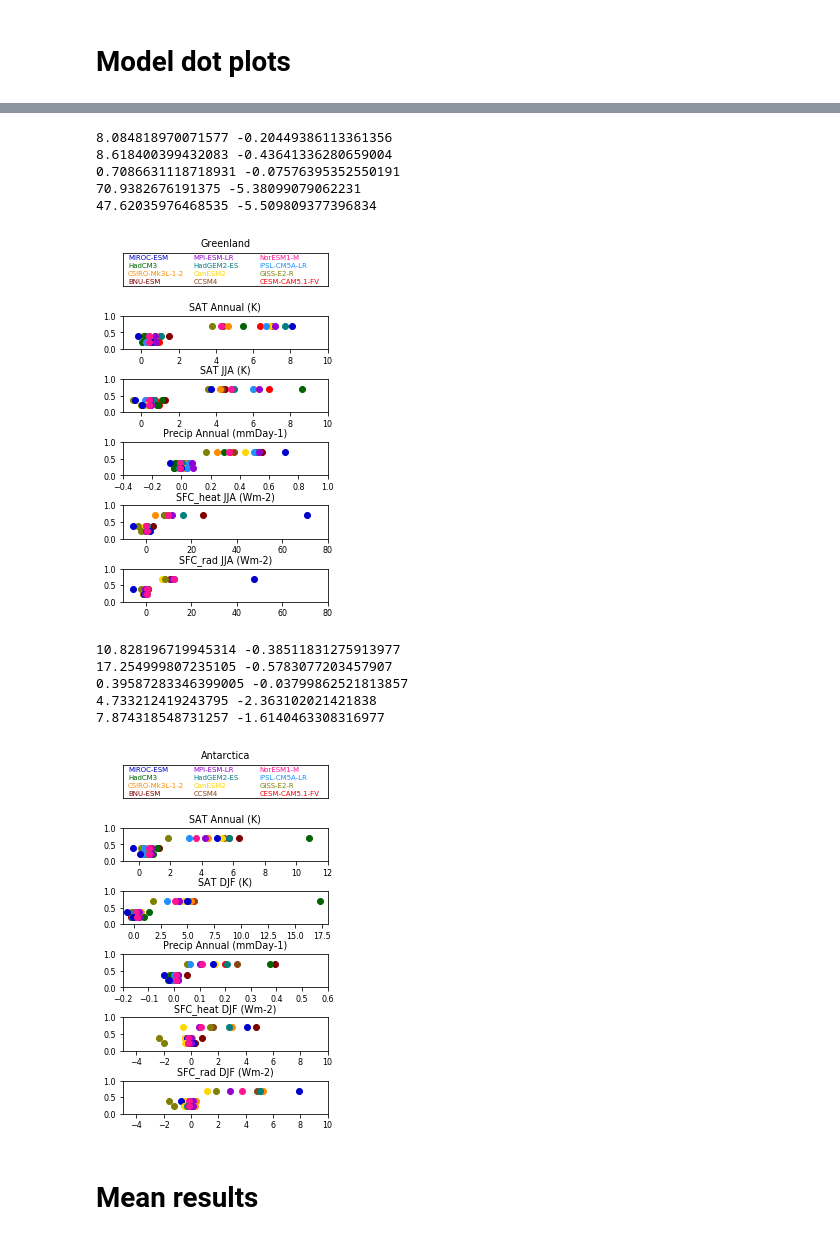
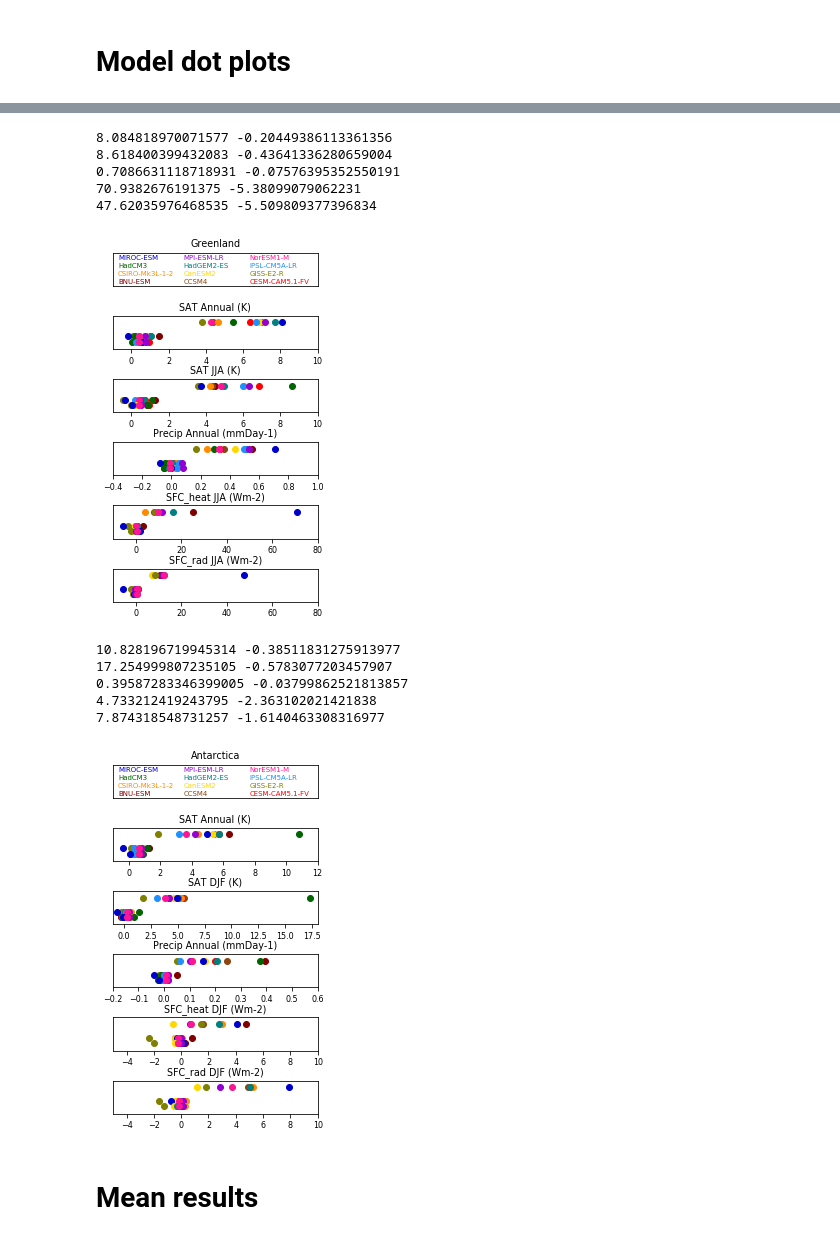
Before and after one commit to pjirvine/GeoMIP_SMB, a Jupyter notebook: scripts/Figure_Notebook.ipynb, the cells around one changed output, grey strips where cells are left out. Cells and saved outputs as stored; diff of their text form; code cells hidden in the pictures.

Commit message:
produced efficacy plots, cleaned them up, and output all to figures folder

```diff
--- a/scripts/Figure_Notebook.ipynb
+++ b/scripts/Figure_Notebook.ipynb
@@ -176,9 +176,9 @@ def masked_sum(var,model,exp,seas,mask):
     return data
 # %%
 # return GMT scaling factor to adjust model results to produce G1* that restores pic GMT
-def t_factor(model):
+def t_factor(model, mask='global'):
     # calculate ann-mean, global-mean SAT for each experiment
-    var, seas, mask = 'tas_Amon','ann','global'
+    var, seas = 'tas_Amon','ann'
     pic = masked_sum(var,model,'piControl',seas,mask)
     CO2 = masked_sum(var,model,'abrupt4xCO2',seas,mask)
     G1 = masked_sum(var,model,'G1',seas,mask)
@@ -211,7 +211,7 @@ for mask, seas in itertools.product(mask_list, seas_list):
 
     for var in var_list:
 
-        pic_dict, CO2_anom_dict, G1_anom_dict, G1x_anom_dict = {}, {}, {}, {}
+        pic_dict, CO2_anom_dict, G1_anom_dict, G1x_anom_dict, G1xg_anom_dict, G1xa_anom_dict = {}, {}, {}, {}, {}, {}
 
         #Calculate and store control and anom values per model
         for model in model_list:
@@ -221,22 +221,32 @@ for mask, seas in itertools.product(mask_list, seas_list):
             G1 = masked_sum(var,model,'G1',seas,mask)
             # produce G1x results with G1 rescaled to reproduce pic GMT
             G1x = CO2 + t_factor(model) * (G1 - CO2)
+            # produce G1xgresults with G1 rescaled to reproduce pic Greenland SAT
+            G1xg = CO2 + t_factor(model,mask='greenland') * (G1 - CO2)
+            # produce G1x results with G1 rescaled to reproduce pic Antarctic SAT
+            G1xa = CO2 + t_factor(model,mask='antarctica') * (G1 - CO2)
 
             pic_dict[model] = pic
             CO2_anom_dict[model] = CO2 - pic
             G1_anom_dict[model] = G1 - pic
             G1x_anom_dict[model] = G1x - pic
+            G1xg_anom_dict[model] = G1xg - pic
+            G1xa_anom_dict[model] = G1xa - pic
 
         add_mean_median(pic_dict)
         add_mean_median(CO2_anom_dict)
         add_mean_median(G1_anom_dict)
         add_mean_median(G1x_anom_dict)
+        add_mean_median(G1xg_anom_dict)
+        add_mean_median(G1xa_anom_dict)
 
         var_short = var.replace('_Amon', '').replace('_LImon', '')
         var_anom_dict[var_short+'_pic'] = pic_dict
         var_anom_dict[var_short+'_CO2_anom'] = CO2_anom_dict
         var_anom_dict[var_short+'_G1_anom'] = G1_anom_dict
         var_anom_dict[var_short+'_G1x_anom'] = G1x_anom_dict
+        var_anom_dict[var_short+'_G1xg_anom'] = G1xg_anom_dict
+        var_anom_dict[var_short+'_G1xa_anom'] = G1xa_anom_dict
 
     # Convert dictionary to dataframe, store and also output as csv table.
     df = pd.DataFrame.from_dict(var_anom_dict)
@@ -255,6 +265,8 @@ for mask, seas in itertools.product(mask_list, seas_list):
 """
 General plot settings and functions
 """
+
+out_dir = '/n/home03/pjirvine/projects/GeoMIP_SMB/figures/'
 
 n_models = 12
 indices = df_dict['global','ann']['tas_CO2_anom'].index.values
@@ -274,7 +540,7 @@ def plot_models(y_val, series):
 Test CO2 and G1x anomalies
 """
 
-y_CO2 = 0.7
+y_CO2 = 0.8
 y_G1 = 0.38
 y_G1x = 0.22
 
@@ -331,6 +597,7 @@ plot_anom_set('greenland', 'ann', 'tas')
 ax.set_ylim(0,1)
 ax.set_xlim(-1,10)
 ax.set_title('SAT Annual (K)')
+plt.tick_params(axis='y',which='both',left=False,right=False,labelleft=False)
 
 """
 SAT JJA plot
@@ -342,6 +609,7 @@ plot_anom_set('greenland', 'jja', 'tas')
 ax.set_ylim(0,1)
 ax.set_xlim(-1,10)
 ax.set_title('SAT JJA (K)')
+plt.tick_params(axis='y',which='both',left=False,right=False,labelleft=False)
 
 """
 Precip Ann plot
@@ -353,40 +621,50 @@ plot_anom_set('greenland', 'ann', 'pr')
 ax.set_ylim(0,1)
 ax.set_xlim(-0.4,1)
 ax.set_title('Precip Annual (mmDay-1)')
+plt.tick_params(axis='y',which='both',left=False,right=False,labelleft=False)
 
 """
 sfc_heat JJA plot
 """
 ax = fig.add_subplot(615)
 
 plot_anom_set('greenland', 'jja', 'sfc_heat')
 
 ax.set_ylim(0,1)
 ax.set_xlim(-10,80)
 ax.set_title('SFC_heat JJA (Wm-2)')
+plt.tick_params(axis='y',which='both',left=False,right=False,labelleft=False)
 
 """
 sfc_rad JJA plot
 """
 ax = fig.add_subplot(616)
 
 plot_anom_set('greenland', 'jja', 'sfc_rad')
 
 ax.set_ylim(0,1)
 ax.set_xlim(-10,80)
 ax.set_title('SFC_rad JJA (Wm-2)')
+plt.tick_params(axis='y',which='both',left=False,right=False,labelleft=False)
+
+"""
+Finish up figure
+"""
 
 plt.subplots_adjust(top=0.98, bottom=0.1, left=0.10, right=0.95, hspace=0.9,
                     wspace=0.35)
 
+plt.savefig(out_dir+'greenland_anoms.png', format='png', dpi=480)
+plt.savefig(out_dir+'greenland_anoms.eps', format='eps', dpi=480)
+
 plt.show()
 # %% [output]
 8.084818970071577 -0.20449386113361356
 8.618400399432083 -0.43641336280659004
 0.7086631118718931 -0.07576395352550191
 70.9382676191375 -5.38099079062231
 47.62035976468535 -5.509809377396834
-[figure, old version]
+[figure, new version]
 # %%
 """
 Antarctica
@@ -428,6 +706,7 @@ plot_anom_set('antarctica', 'ann', 'tas')
 ax.set_ylim(0,1)
 ax.set_xlim(-1,12)
 ax.set_title('SAT Annual (K)')
+plt.tick_params(axis='y',which='both',left=False,right=False,labelleft=False)
 
 """
 SAT DJF plot
@@ -439,6 +718,7 @@ plot_anom_set('antarctica', 'djf', 'tas')
 ax.set_ylim(0,1)
 ax.set_xlim(-1,18)
 ax.set_title('SAT DJF (K)')
+plt.tick_params(axis='y',which='both',left=False,right=False,labelleft=False)
 
 """
 Precip Ann plot
@@ -450,6 +730,7 @@ plot_anom_set('antarctica', 'ann', 'pr')
 ax.set_ylim(0,1)
 ax.set_xlim(-0.2,0.6)
 ax.set_title('Precip Annual (mmDay-1)')
+plt.tick_params(axis='y',which='both',left=False,right=False,labelleft=False)
 
 """
 sfc_heat DJF plot
@@ -461,6 +742,7 @@ plot_anom_set('antarctica', 'djf', 'sfc_heat')
 ax.set_ylim(0,1)
 ax.set_xlim(-5,10)
 ax.set_title('SFC_heat DJF (Wm-2)')
+plt.tick_params(axis='y',which='both',left=False,right=False,labelleft=False)
 
 """
 sfc_rad DJF plot
@@ -472,10 +754,18 @@ plot_anom_set('antarctica', 'djf', 'sfc_rad')
 ax.set_ylim(0,1)
 ax.set_xlim(-5,10)
 ax.set_title('SFC_rad DJF (Wm-2)')
+plt.tick_params(axis='y',which='both',left=False,right=False,labelleft=False)
+
+"""
+Finish up figure
+"""
 
 plt.subplots_adjust(top=0.98, bottom=0.1, left=0.10, right=0.95, hspace=0.9,
                     wspace=0.35)
 
+plt.savefig(out_dir+'antarctica_anoms.png', format='png', dpi=480)
+plt.savefig(out_dir+'antarctica_anoms.eps', format='eps', dpi=480)
+
 plt.show()
 # %% [output]
 10.828196719945314 -0.38511831275913977
@@ -483,7 +773,7 @@ plt.show()
 0.39587283346399005 -0.03799862521813857
 4.733212419243795 -2.363102021421838
 7.874318548731257 -1.6140463308316977
-[figure, old version]
+[figure, new version]
 # %% [markdown]
 # Mean results
 # %%
```
Also changed, not shown: parts of 2 cells of this notebook, 20 other files.
